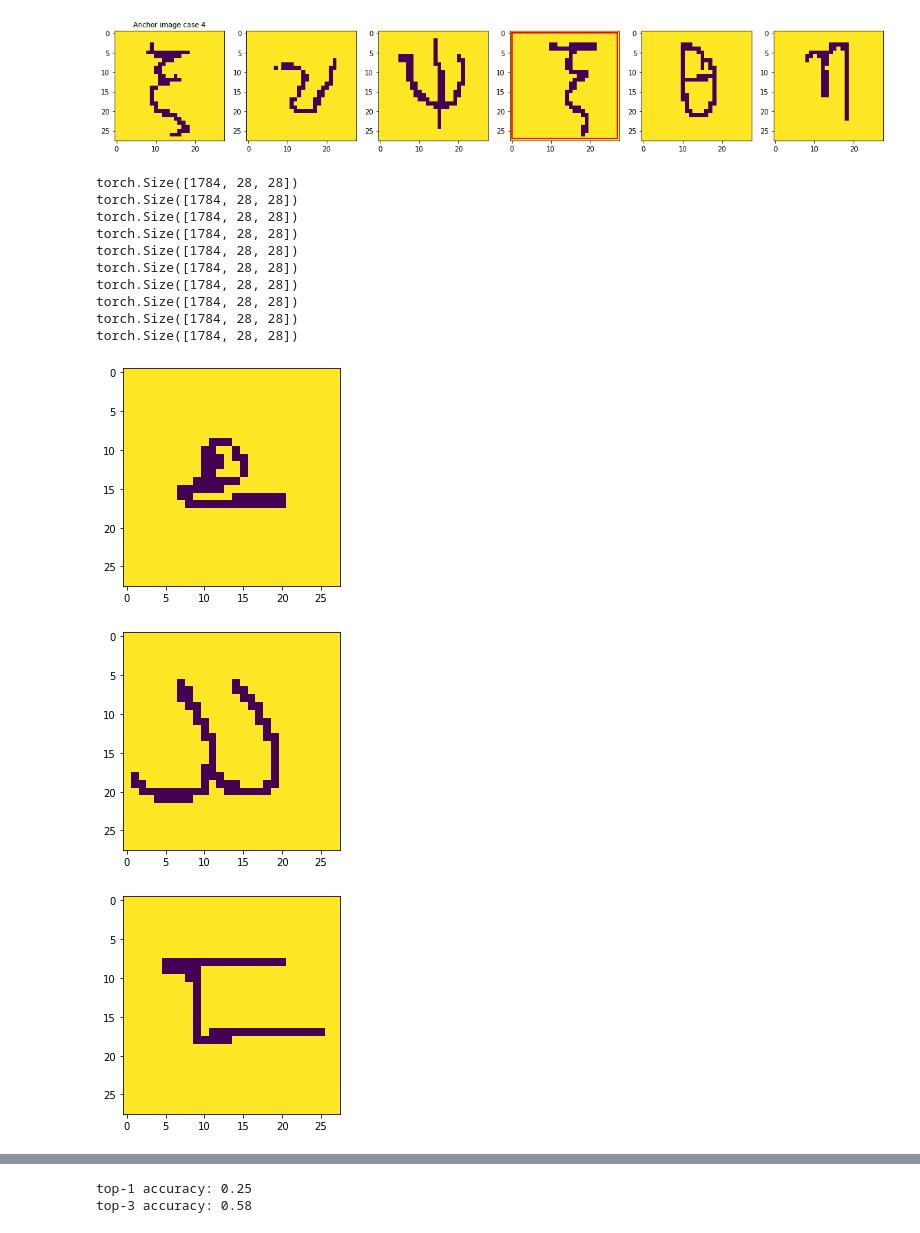
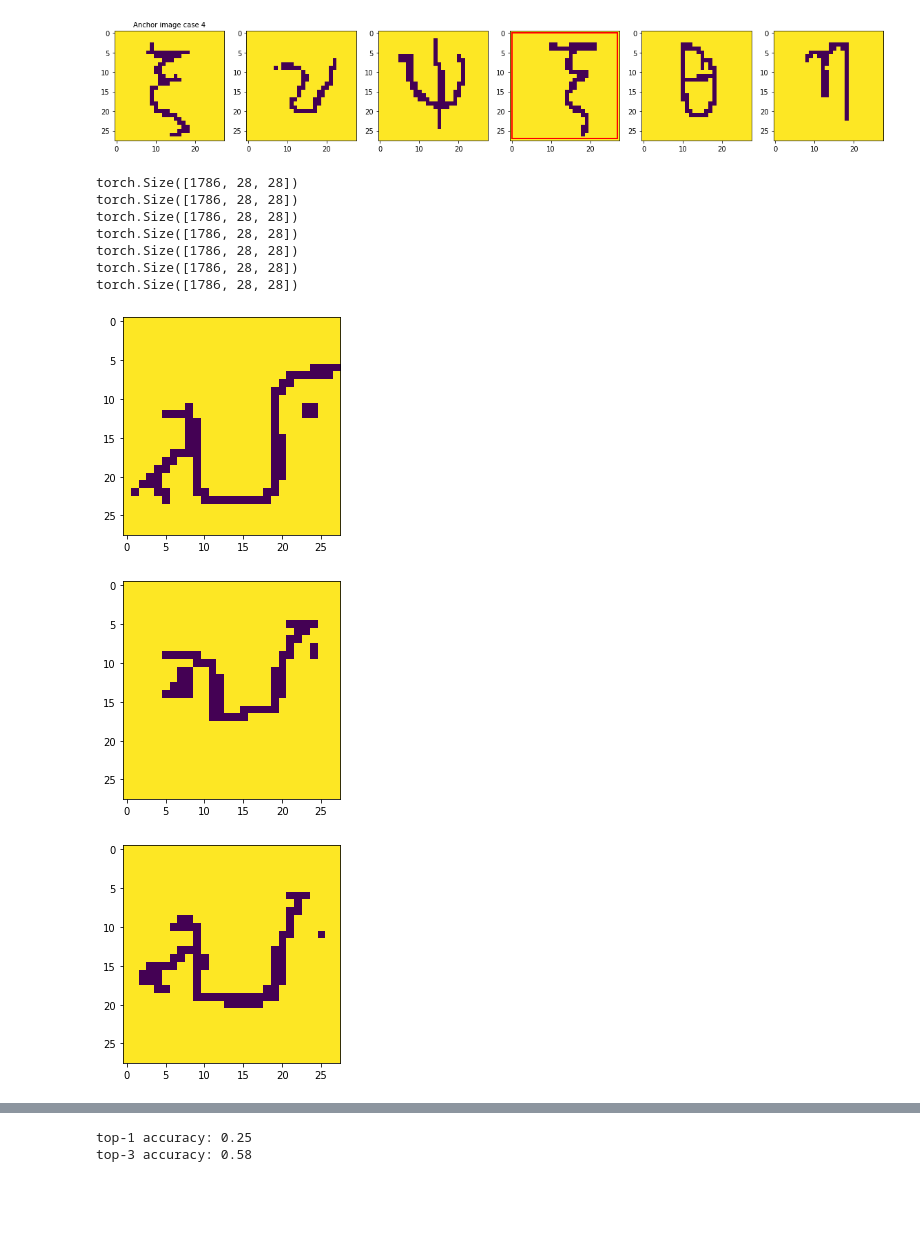
Before and after one commit to poltimmer/2AMM10_assignment1, a Jupyter notebook: workbook-task1.1.ipynb, the cells around one changed output, grey strips where cells are left out. Cells and saved outputs as stored; diff of their text form; code cells hidden in the pictures; blank space fills up the shorter version.

Commit message:
Model trains. Bad model. Informative triplets next.

```diff
--- a/workbook-task1.1.ipynb
+++ b/workbook-task1.1.ipynb
@@ -47,3 +49,7 @@ print(f"train_y shape: {train_y.shape}\n")
 # %% [output]
 train_x shape: (18800, 28, 28)
 train_y shape: (18800,)
+# %%
+from sklearn.model_selection import train_test_split
+
+train_xs, val_xs, train_ys, val_ys = train_test_split(torch.FloatTensor(train_x/1.), train_y, test_size=0.25, stratify=train_y)
@@ -154,11 +274,11 @@ class BalancedBatchSampler(BatchSampler):
     def __len__(self):
         return self.n_dataset // self.batch_size
 # %%
-train_batch_sampler = BalancedBatchSampler(train_y, n_classes=892, n_samples=2)
-# test_batch_sampler = BalancedBatchSampler(test_dataset.targets, n_classes=10, n_samples=25)
+train_batch_sampler = BalancedBatchSampler(train_ys, n_classes=893, n_samples=2)
+val_batch_sampler = BalancedBatchSampler(val_ys, n_classes=893, n_samples=2)
 
-triplets_train_loader = torch.utils.data.DataLoader(torch.utils.data.TensorDataset(torch.tensor(train_x), torch.tensor(train_y)), batch_sampler=train_batch_sampler)
-# triplets_test_loader = torch.utils.data.DataLoader(test_dataset, batch_sampler=test_batch_sampler)
+triplets_train_loader = torch.utils.data.DataLoader(torch.utils.data.TensorDataset(torch.tensor(train_xs), torch.tensor(train_ys)), batch_sampler=train_batch_sampler)
+triplets_val_loader = torch.utils.data.DataLoader(torch.utils.data.TensorDataset(torch.tensor(val_xs), torch.tensor(val_ys)), batch_sampler=val_batch_sampler)
 # %%
 from itertools import combinations
 
@@ -192,26 +312,24 @@ class RandomTripletSelector():
 # %%
 selector = RandomTripletSelector()
 
 for x, y in triplets_train_loader:
     triplet_idxs = selector.get_triplets(None, y)
     anchor_idxs = triplet_idxs[:, 0]
     positive_idxs = triplet_idxs[:, 1]
     negative_idxs = triplet_idxs[:, 2]
 
     print(x.shape)
+
     plt.figure()
-    plt.imshow(x[anchor_idx[0]])
+    plt.imshow(x[anchor_idxs[0]])
 # %% [output]
-torch.Size([1784, 28, 28])
-torch.Size([1784, 28, 28])
-torch.Size([1784, 28, 28])
-torch.Size([1784, 28, 28])
-torch.Size([1784, 28, 28])
-torch.Size([1784, 28, 28])
-torch.Size([1784, 28, 28])
-torch.Size([1784, 28, 28])
-torch.Size([1784, 28, 28])
-torch.Size([1784, 28, 28])
+torch.Size([1786, 28, 28])
+torch.Size([1786, 28, 28])
+torch.Size([1786, 28, 28])
+torch.Size([1786, 28, 28])
+torch.Size([1786, 28, 28])
+torch.Size([1786, 28, 28])
+torch.Size([1786, 28, 28])
-[figure, old version]
+[figure, new version]
-[figure, old version]
+[figure, new version]
-[figure, old version]
+[figure, new version]
```
Also changed, not shown: parts of 14 cells of this notebook.
